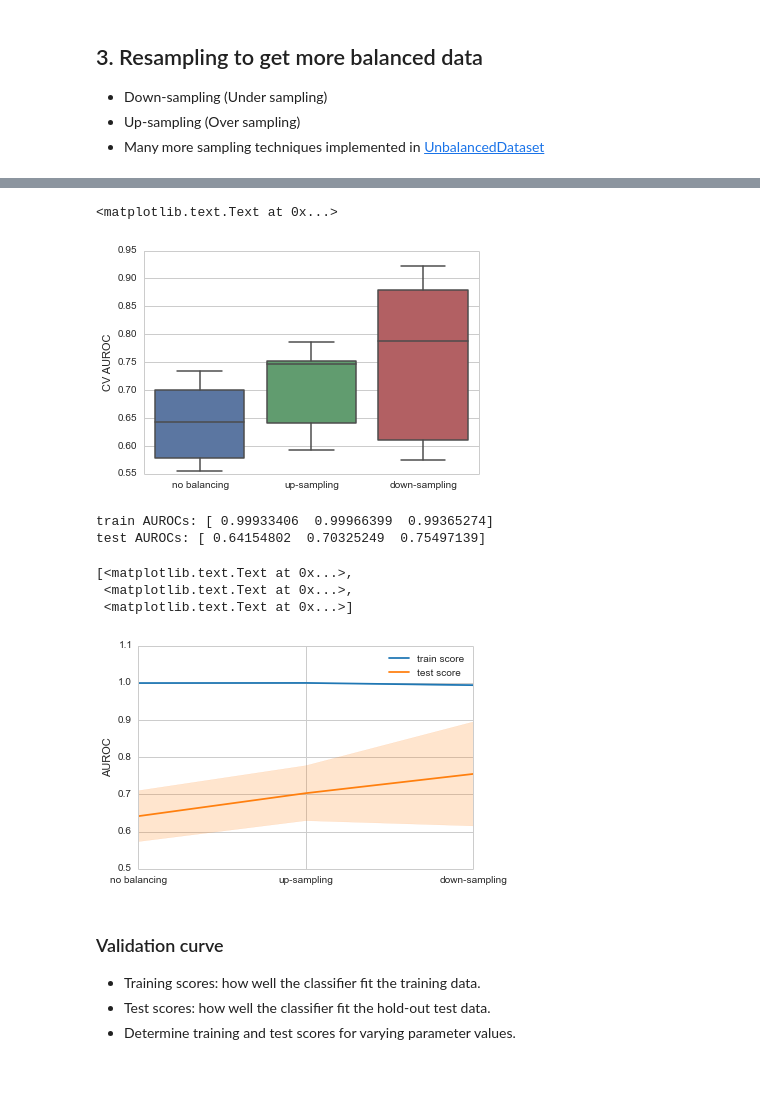
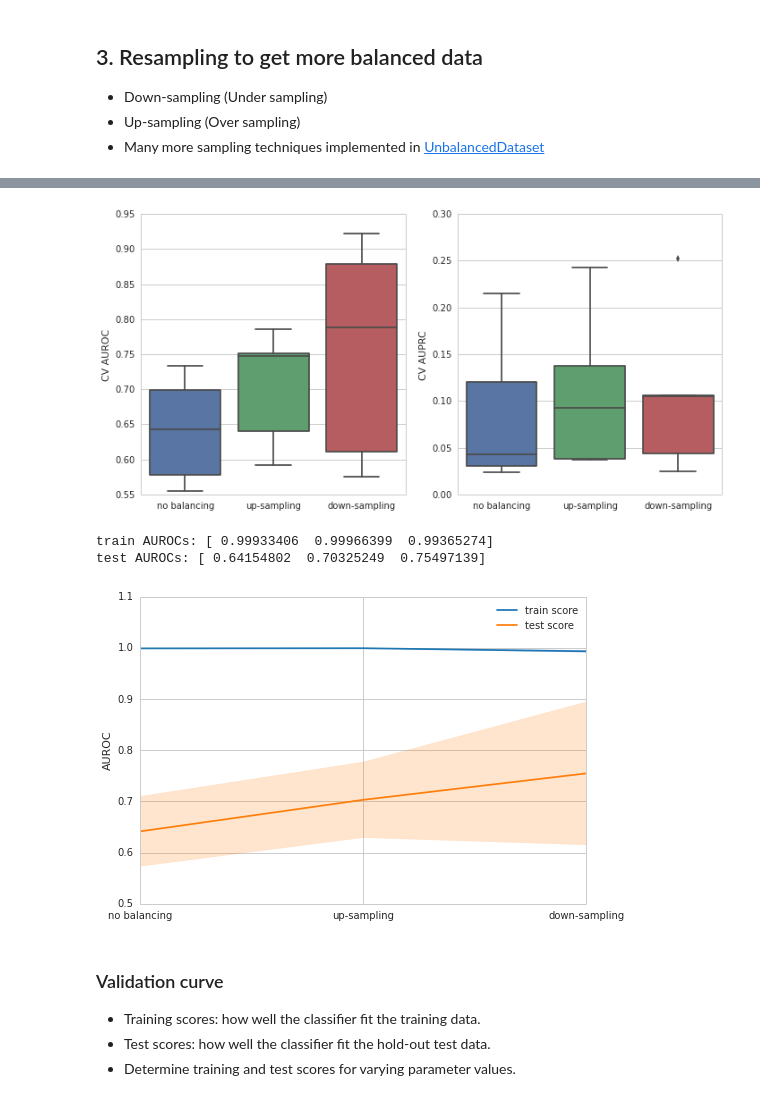
Before and after one commit to wangz10/class_imbalance, a Jupyter notebook: Main.ipynb, the cells around one changed output, grey strips where cells are left out. Cells and saved outputs as stored; diff of their text form; code cells hidden in the pictures.

Commit message:
Added Precision-Recall curve

```diff
--- a/Main.ipynb
+++ b/Main.ipynb
@@ -200,19 +219,30 @@ rf_dn = ResampleForestClassifier(tree, n_estimators=10, sampling='down', random_
 # %%
 X, y = load_proteomics()
 cv = StratifiedKFold(y, n_folds=5)
 labels = ['no balancing', 'up-sampling', 'down-sampling']
 clfs = [rf, rf_up, rf_dn]
-scores = []
+
+aurocs = OrderedDict()
+auprcs = OrderedDict()
 for i in range(3):
     clf = clfs[i]
-    scores.append(cross_val_score(clf, X, y, 'roc_auc', cv=cv))
+    aurocs[labels[i]] = cross_val_score(clf, X, y, 'roc_auc', cv=cv)
+    auprcs[labels[i]] = cross_val_score(clf, X, y, 'average_precision', cv=cv)
 
-fig, ax = plt.subplots()
-sns.boxplot(scores, names=labels, ax=ax)
-ax.set_ylabel('CV AUROC')
+aurocs = pd.DataFrame(aurocs)
+auprcs = pd.DataFrame(auprcs)
+
+fig, axes = plt.subplots(1, 2, figsize=(10, 5))
+
+sns.boxplot(data=aurocs, ax=axes[0])
+axes[0].set_ylabel('CV AUROC')
+
+sns.boxplot(data=auprcs, ax=axes[1])
+axes[1].set_ylabel('CV AUPRC')
+fig.tight_layout()
+plt.show()
 # %% [output]
-<matplotlib.text.Text at 0x...>
-[figure, old version]
+[figure, new version]
 # %%
 # up-sampling may overfit?
 # Plot train score vs. test score
@@ -251,13 +281,11 @@ ax.set_ylabel('AUROC')
 ax.set_ylim([0.5,1.1])
 ax.set_xticks(x)
 ax.set_xticklabels(labels)
+plt.show()
 # %% [output]
 train AUROCs: [ 0.99933406  0.99966399  0.99365274]
 test AUROCs: [ 0.64154802  0.70325249  0.75497139]
-[<matplotlib.text.Text at 0x...>,
- <matplotlib.text.Text at 0x...>,
- <matplotlib.text.Text at 0x...>]
-[figure, old version]
+[figure, new version]
 # %% [markdown]
 ### Validation curve
 + Training scores: how well the classifier fit the training data.
```
Also changed, not shown: parts of 12 cells of this notebook, 1 other file.
